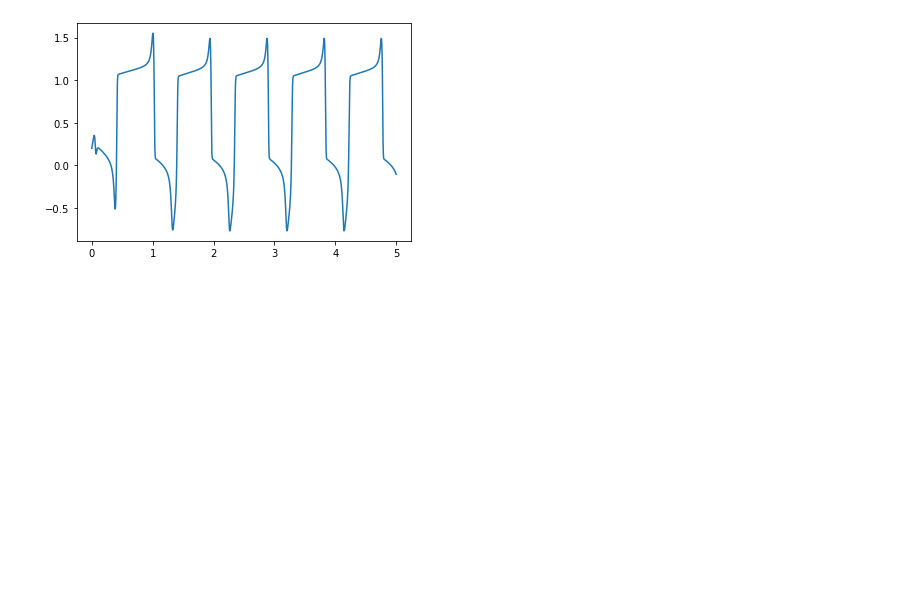
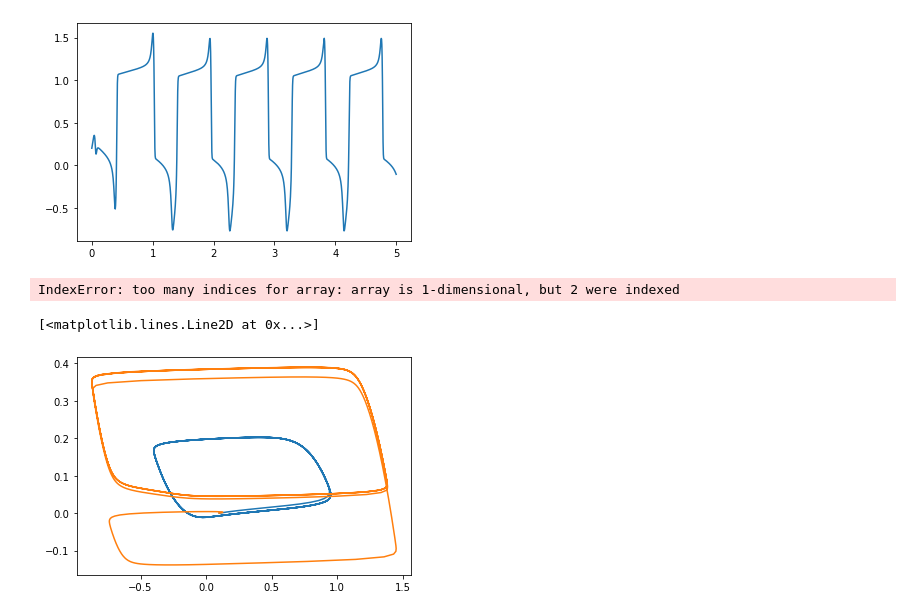
Before and after one commit to Cerlog/Fitz-Hugh-Nagumo-Mathematics-Project, a Jupyter notebook: FitzHughTwo/2 coupled FHN for investigating of the coupling parameters.ipynb, the cells around one changed output. Drawn from its saved outputs; the diff is of its cells as text; code cells hidden in the pictures; blank space fills up the shorter version.

```diff
--- a/FitzHughTwo/2 coupled FHN for investigating of the coupling parameters.ipynb
+++ b/FitzHughTwo/2 coupled FHN for investigating of the coupling parameters.ipynb
@@ -185,3 +185,68 @@ plt.plot(t, x)
 plt.show()
 # %% [output]
 [figure]
+# %%
+def fun1(x, t):
+
+    a = 0.3
+    e = 0.005
+    b = 0.1
+    g = 0.2
+    h = 0.2
+
+    V1 = x[0]
+    W1 = x[1]
+    V2 = x[2]
+    W2 = x[3]
+
+    dV1dt = V1 * (V1 - a) * (1- V1) - W1 + g*(V1 - V2) #+ h*(V1 - V3)
+    dW1dt = e * (V1 - b * W1)
+
+    dV2dt = V2 * (V2 - a) * (1- V2) - W2 + h*(V2 - V3) #g*(V2 - V1)
+    dW2dt = e * (V2 - b * W2)
+
+    dV3dt = V3 * (V3 - a) * (1- V3) - W3 + g*(V3 - V1) #+ h*(V3 - V2)
+    dW3dt = e * (V3 - b * W3)
+    return [dV1dt,dW1dt]
+
+plt.plot(x[:,0],x[:,1], 'b')
+
+
+#,x[:,2],x[:,3],x[:,4],x[:,5],
+# %% [output]
+IndexError: too many indices for array: array is 1-dimensional, but 2 were indexed
+# %%
+def fun1(x, t):
+
+    a = 0.3
+    e = 0.005
+    b = 0.1
+    g = 0.2
+    h = 0.2
+
+    V1 = x[0]
+    W1 = x[1]
+    V2 = x[2]
+    W2 = x[3]
+    V3 = x[4]
+    W3 = x[5]
+
+    dV1dt = V1 * (V1 - a) * (1- V1) - W1 + g*(V1 - V2) #+ h*(V1 - V3)
+    dW1dt = e * (V1 - b * W1)
+
+    dV2dt = V2 * (V2 - a) * (1- V2) - W2 + h*(V2 - V3) #g*(V2 - V1)
+    dW2dt = e * (V2 - b * W2)
+
+    dV3dt = V3 * (V3 - a) * (1- V3) - W3 + g*(V3 - V1) #+ h*(V3 - V2)
+    dW3dt = e * (V3 - b * W3)
+    return [dV1dt,dW1dt]
+
+plt.plot(V1,W1)
+plt.plot(V2,W2)
+
+
+
+#,x[:,2],x[:,3],x[:,4],x[:,5],
+# %% [output]
+[<matplotlib.lines.Line2D at 0x...>]
+[figure, added]
```
Also changed, not shown: 2 other files.
